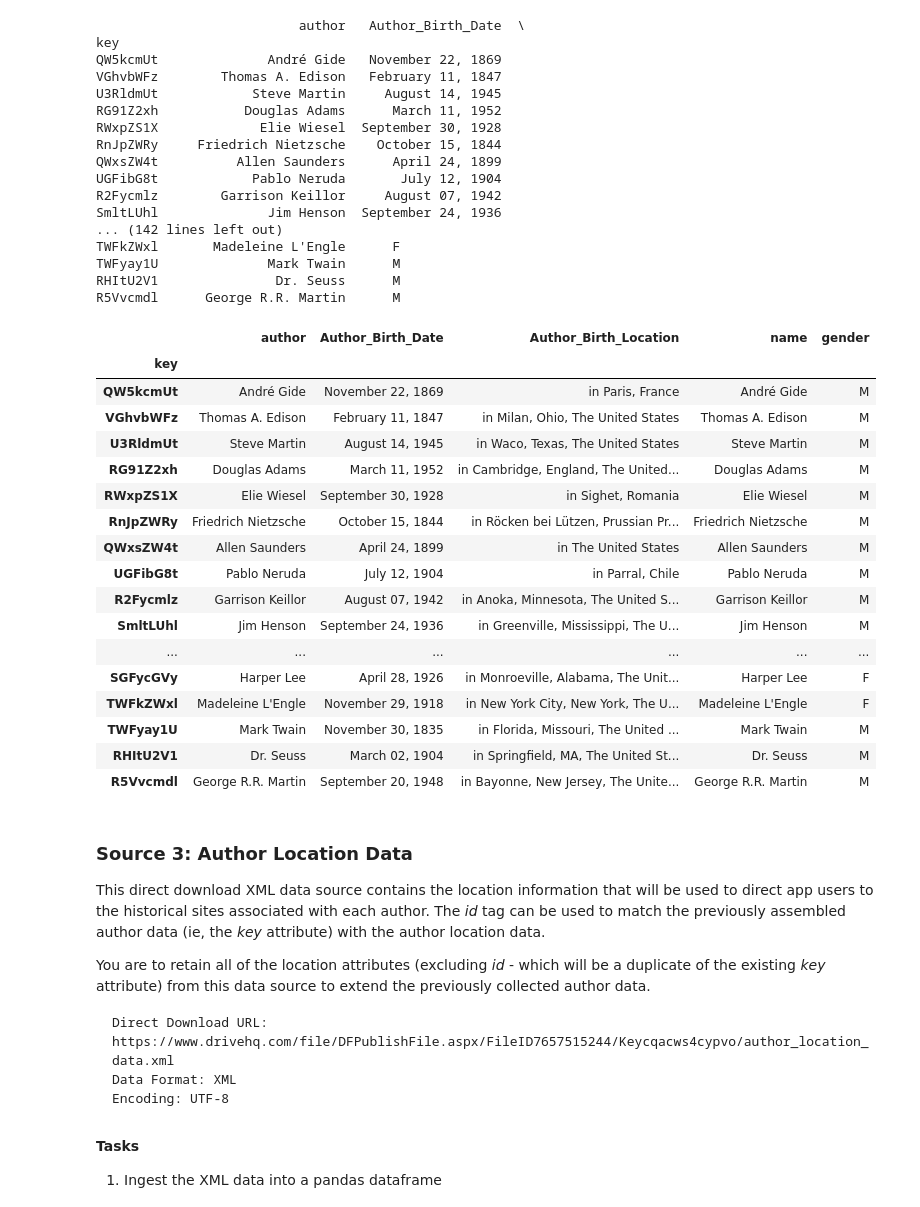
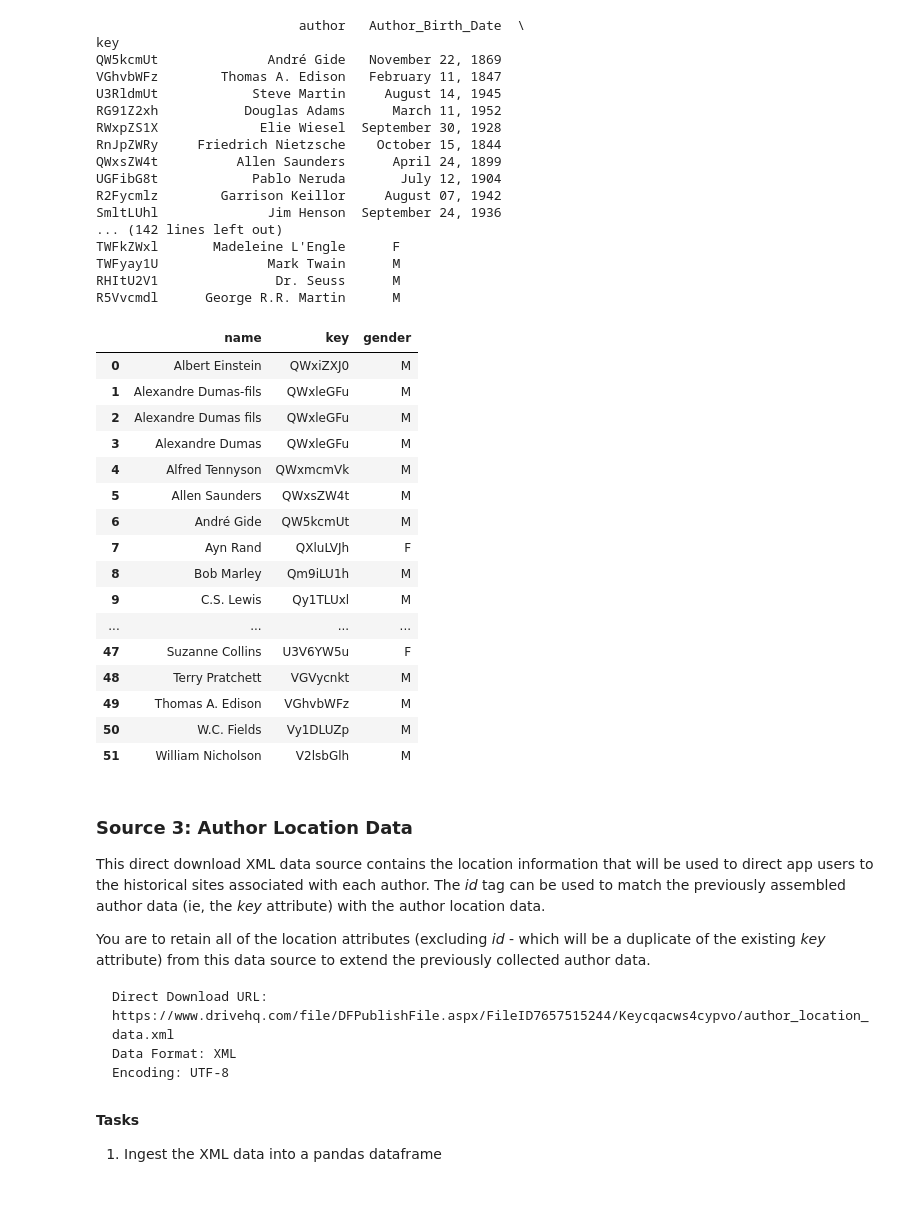
Before and after one commit to AnshuGit2/PythonAlgorithm, a Jupyter notebook: Project.ipynb, the cells around one changed output. Drawn from its saved outputs; the diff is of its cells as text; code cells hidden in the pictures.

```diff
--- a/Project.ipynb
+++ b/Project.ipynb
@@ -312,27 +310,27 @@ TWFkZWxl       Madeleine L'Engle      F
 TWFyay1U              Mark Twain      M
 RHItU2V1               Dr. Seuss      M
 R5Vvcmdl      George R.R. Martin      M
-# %%
-dfinal
-# %% [output]
-|  | author | Author_Birth_Date | Author_Birth_Location | name | gender |
-| key |  |  |  |  |  |
-| QW5kcmUt | André Gide | November 22, 1869 | in Paris, France | André Gide | M |
-| VGhvbWFz | Thomas A. Edison | February 11, 1847 | in Milan, Ohio, The United States | Thomas A. Edison | M |
-| U3RldmUt | Steve Martin | August 14, 1945 | in Waco, Texas, The United States | Steve Martin | M |
-| RG91Z2xh | Douglas Adams | March 11, 1952 | in Cambridge, England, The United... | Douglas Adams | M |
-| RWxpZS1X | Elie Wiesel | September 30, 1928 | in Sighet, Romania | Elie Wiesel | M |
-| RnJpZWRy | Friedrich Nietzsche | October 15, 1844 | in Röcken bei Lützen, Prussian Pr... | Friedrich Nietzsche | M |
-| QWxsZW4t | Allen Saunders | April 24, 1899 | in The United States | Allen Saunders | M |
-| UGFibG8t | Pablo Neruda | July 12, 1904 | in Parral, Chile | Pablo Neruda | M |
-| R2Fycmlz | Garrison Keillor | August 07, 1942 | in Anoka, Minnesota, The United S... | Garrison Keillor | M |
-| SmltLUhl | Jim Henson | September 24, 1936 | in Greenville, Mississippi, The U... | Jim Henson | M |
-| ... | ... | ... | ... | ... | ... |
-| SGFycGVy | Harper Lee | April 28, 1926 | in Monroeville, Alabama, The Unit... | Harper Lee | F |
-| TWFkZWxl | Madeleine L'Engle | November 29, 1918 | in New York City, New York, The U... | Madeleine L'Engle | F |
-| TWFyay1U | Mark Twain | November 30, 1835 | in Florida, Missouri, The United ... | Mark Twain | M |
-| RHItU2V1 | Dr. Seuss | March 02, 1904 | in Springfield, MA, The United St... | Dr. Seuss | M |
-| R5Vvcmdl | George R.R. Martin | September 20, 1948 | in Bayonne, New Jersey, The Unite... | George R.R. Martin | M |
+# %%
+t  = pd.read_csv('author_key_file_new.csv', delimiter=",", skiprows = [4])
+t
+# %% [output]
+|  | name | key | gender |
+| 0 | Albert Einstein | QWxiZXJ0 | M |
+| 1 | Alexandre Dumas-fils | QWxleGFu | M |
+| 2 | Alexandre Dumas fils | QWxleGFu | M |
+| 3 | Alexandre Dumas | QWxleGFu | M |
+| 4 | Alfred Tennyson | QWxmcmVk | M |
+| 5 | Allen Saunders | QWxsZW4t | M |
+| 6 | André Gide | QW5kcmUt | M |
+| 7 | Ayn Rand | QXluLVJh | F |
+| 8 | Bob Marley | Qm9iLU1h | M |
+| 9 | C.S. Lewis | Qy1TLUxl | M |
+| ... | ... | ... | ... |
+| 47 | Suzanne Collins | U3V6YW5u | F |
+| 48 | Terry Pratchett | VGVycnkt | M |
+| 49 | Thomas A. Edison | VGhvbWFz | M |
+| 50 | W.C. Fields | Vy1DLUZp | M |
+| 51 | William Nicholson | V2lsbGlh | M |
 # %% [markdown]
 ### Source 3: Author Location Data
 This direct download XML data source contains the location information that will be used
```
Also changed, not shown: parts of 8 cells of this notebook.
